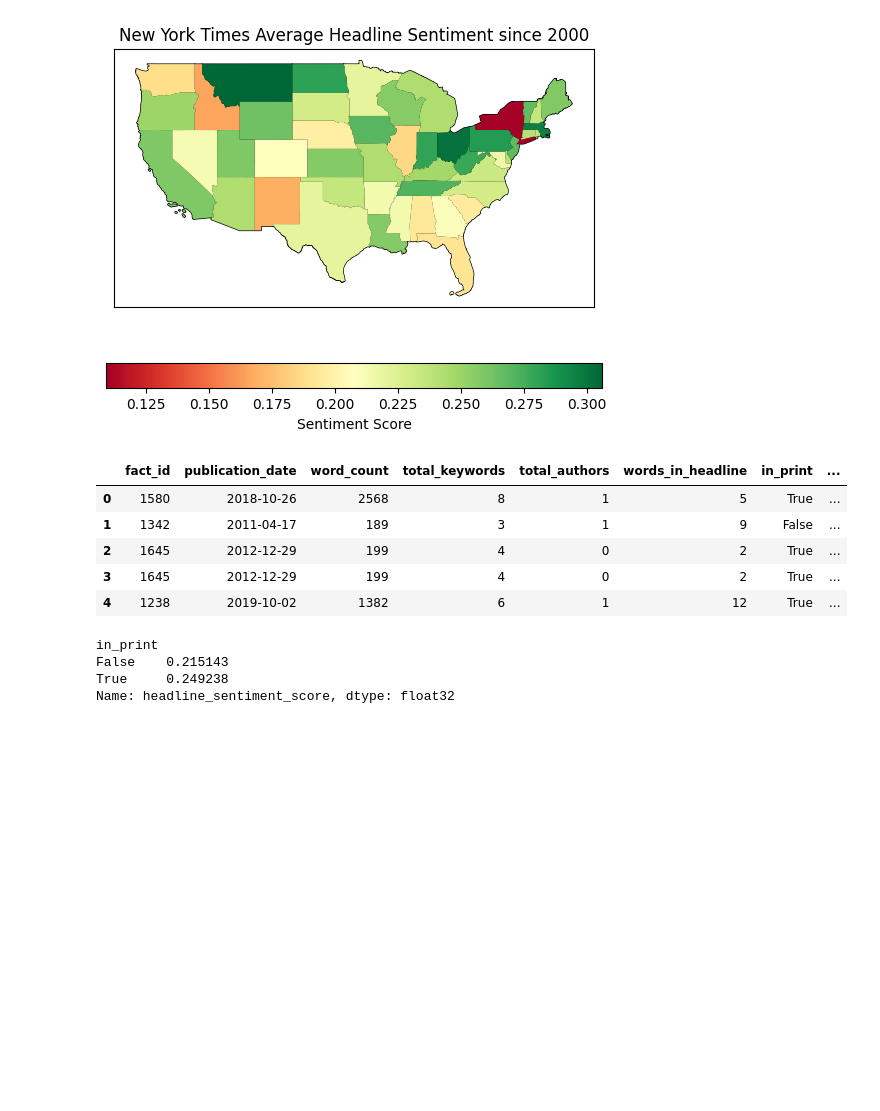
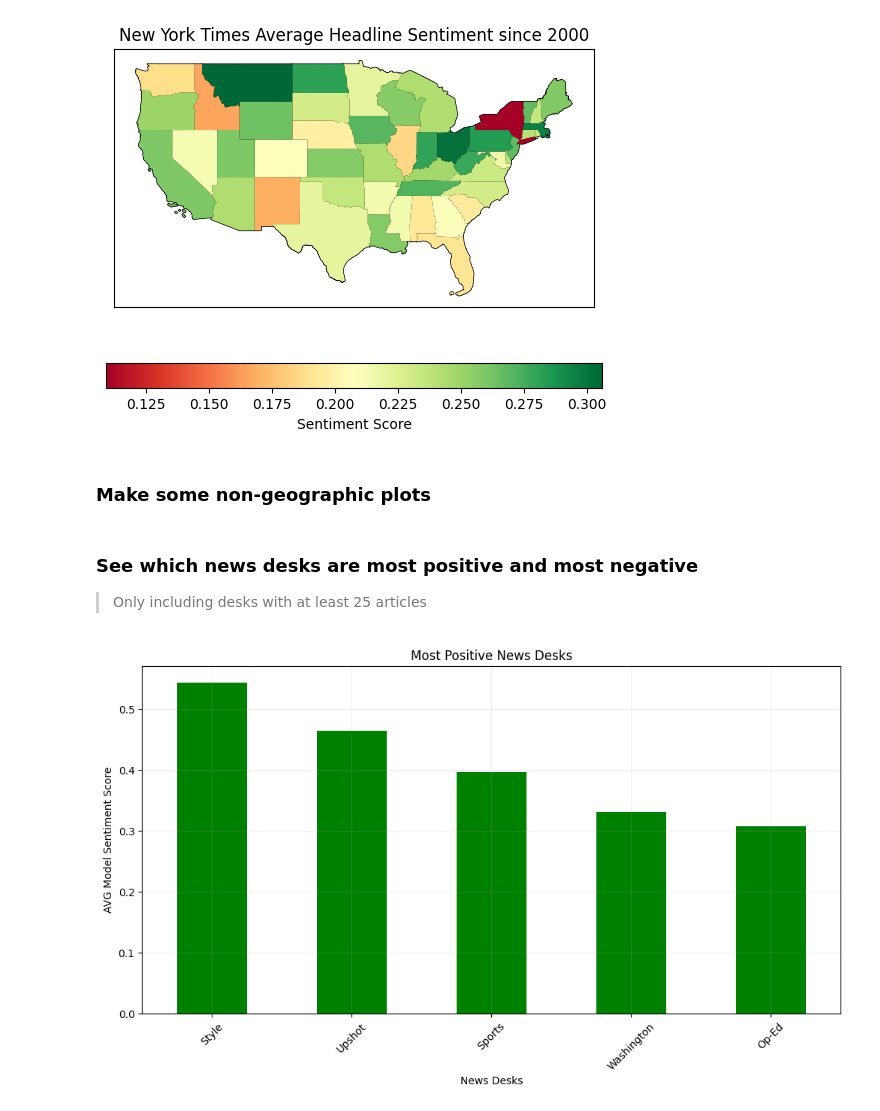
Before and after one commit to samlawson1/news, a Jupyter notebook: analysis/Data_Analysis.ipynb, the cells around one changed output. Saved outputs shown, nothing was run; the diff lists cells and outputs as text; code cells hidden in the pictures; blank space fills up the shorter version.

```diff
--- a/analysis/Data_Analysis.ipynb
+++ b/analysis/Data_Analysis.ipynb
@@ -106,22 +101,44 @@ plt.savefig(save_path)
 plt.show()
 # %% [output]
 [figure]
+# %% [markdown]
+### Make some non-geographic plots
 # %%
 non_geo_plots = facts.merge(geo_subjects[['fact_id', 'state']], on = ['fact_id'])
-non_geo_plots.head()
-# %% [output]
-|  | fact_id | publication_date | word_count | total_keywords | total_authors | words_in_headline | in_print | ... |
-| 0 | 1580 | 2018-10-26 | 2568 | 8 | 1 | 5 | True | ... |
-| 1 | 1342 | 2011-04-17 | 189 | 3 | 1 | 9 | False | ... |
-| 2 | 1645 | 2012-12-29 | 199 | 4 | 0 | 2 | True | ... |
-| 3 | 1645 | 2012-12-29 | 199 | 4 | 0 | 2 | True | ... |
-| 4 | 1238 | 2019-10-02 | 1382 | 6 | 1 | 12 | True | ... |
 # %%
 non_geo_plots['publication_date'] = pd.to_datetime(non_geo_plots['publication_date'])
 non_geo_plots['publication_year'] = non_geo_plots['publication_date'].dt.year
-non_geo_plots.groupby('in_print')['headline_sentiment_score'].mean()
-# %% [output]
-in_print
-False    0.215143
-True     0.249238
-Name: headline_sentiment_score, dtype: float32
+# %% [markdown]
+### See which news desks are most positive and most negative
+
+> Only including desks with at least 25 articles
+# %%
+news_desks = spark.sql('SELECT * FROM nyt.db.dim_news_desks')
+news_desks = news_desks.toPandas()
+
+news_desk_scoring = non_geo_plots[['news_desk_id', 'state', 'headline_sentiment_score']].merge(news_desks, on = ['news_desk_id'])
+# To see which desks are most positive and negative, only include news desks with at least 25 articles in the dataset
+filter_25 = news_desk_scoring.groupby(['news_desk']).size().loc[lambda x: x >= 25].index
+
+def pos_neg_desks():
+    pos = news_desk_scoring.loc[news_desk_scoring['news_desk'].isin(filter_25)].\
+        groupby(['news_desk'])['headline_sentiment_score'].mean().nlargest(5)
+    neg = news_desk_scoring.loc[news_desk_scoring['news_desk'].isin(filter_25)].\
+        groupby(['news_desk'])['headline_sentiment_score'].mean().nsmallest(5)
+
+
+    return((pos, neg))
+
+pos, neg = pos_neg_desks()
+# %%
+plt.figure(figsize = (12, 6))
+plt.title('Most Positive News Desks')
+pos.plot(kind = 'bar', color = 'green')
+plt.xticks(rotation=330)
+plt.ylabel('AVG Model Sentiment Score')
+plt.xlabel('News Desks')
+plt.grid(alpha=0.2)
+plt.savefig('DATA/positive_sentiment_news_desks.png')
+plt.show()
+# %% [output]
+[figure, added]
```
Also changed, not shown: parts of 12 cells of this notebook.
